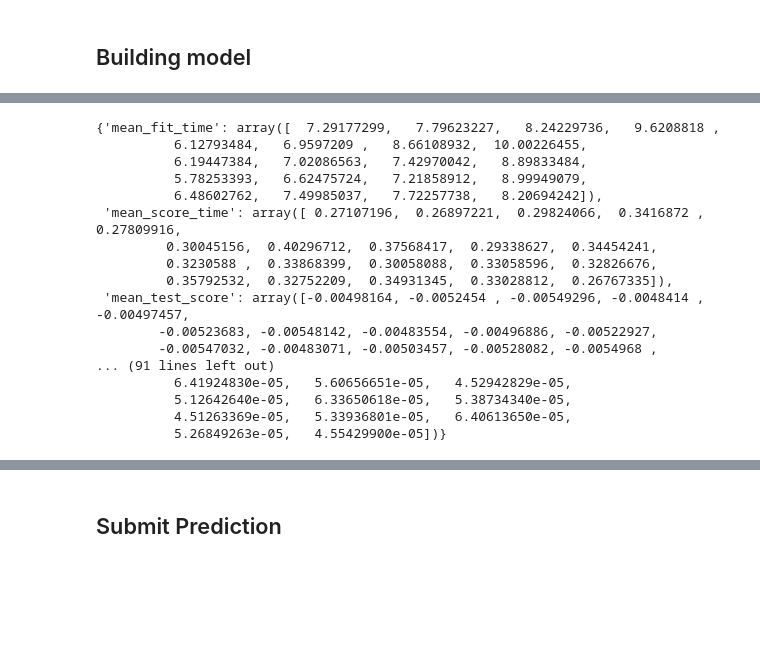
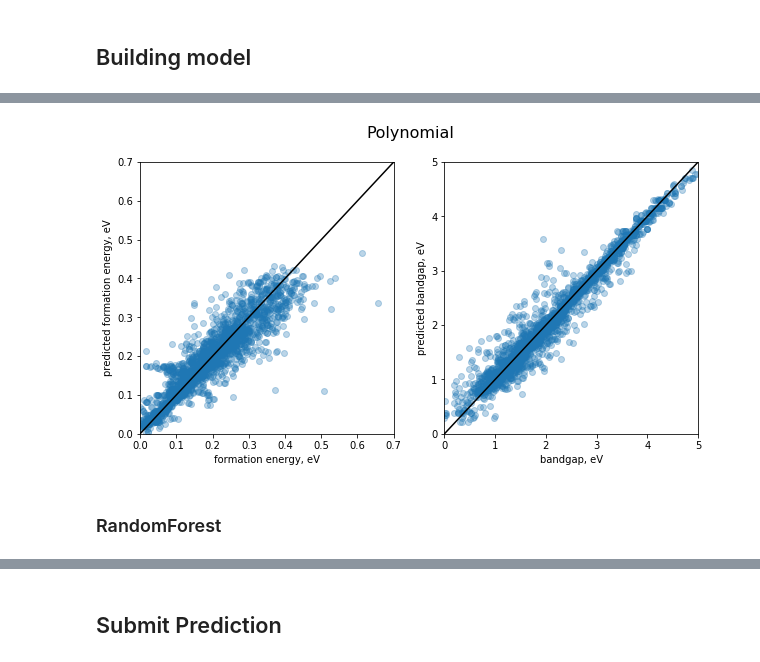
Before and after one commit to rostyslavb/DRU-DS100-w3, a Jupyter notebook: kaggle/transparent_conductors/kernel.ipynb, the cells around one changed output, grey strips where cells are left out. Saved outputs shown, nothing was run; the diff lists cells and outputs as text; code cells hidden in the pictures; blank space fills up the shorter version.

```diff
--- a/kaggle/transparent_conductors/kernel.ipynb
+++ b/kaggle/transparent_conductors/kernel.ipynb
@@ -181,6 +194,6 @@ for ds in full:
 # %%
 X_train = train.drop(labels=['Ef', 'Eg', 'id'], axis=1).values
 X_test = test.drop(labels=['id'], axis=1).values
-y_train = train[['Ef', 'Eg']].values
+Y_train = train[['Ef', 'Eg']].values
 # %% [markdown]
 ## Building model
@@ -187,18 +202,13 @@ y_train = train[['Ef', 'Eg']].values
 # %%
-from sklearn.pipeline import FeatureUnion, Pipeline
-from sklearn.model_selection import GridSearchCV
-from sklearn.linear_model import Ridge
-from sklearn.decomposition import TruncatedSVD
-
 enc = OneHotEncoder(categorical_features=[0, 1])
-poly = PolynomialFeatures(degree=4, interaction_only=False, include_bias=False)
+poly = PolynomialFeatures(degree=2, interaction_only=False, include_bias=False)
 tsvd = TruncatedSVD()
-rgr = Ridge(normalize=True)
+reg_ridge = Ridge(normalize=True)
 
 features = FeatureUnion([('enc', enc), ('poly', poly)])
 pipe = Pipeline([('features', features), ('tsvd', tsvd), ('rgr', rgr)])
 
-param_grid = dict(tsvd__n_components=[75, 80, 85, 100], rgr__alpha=[0.001, 0.005, 0.01, 0.05, 0.1])
+param_grid = dict(tsvd__n_components=[50, 60, 70, 80], rgr__alpha=[0.005, 0.01, 0.05])
 
 estimator = GridSearchCV(pipe,
                          param_grid=param_grid,
@@ -206,7 +216,7 @@ estimator = GridSearchCV(pipe,
                          cv=5,
                          scoring='neg_mean_squared_log_error',
                          n_jobs=-1)
-estimator.fit(X_train, y_train)
+estimator.fit(X_train, Y_train)
 # %% [output]
 GridSearchCV(cv=5, error_score='raise',
        estimator=Pipeline(memory=None,
@@ -249,20 +245,19 @@ estimator.grid_scores_
-# %%
-estimator.cv_results_
-# %% [output]
-{'mean_fit_time': array([  7.29177299,   7.79623227,   8.24229736,   9.6208818 ,
-          6.12793484,   6.9597209 ,   8.66108932,  10.00226455,
-          6.19447384,   7.02086563,   7.42970042,   8.89833484,
-          5.78253393,   6.62475724,   7.21858912,   8.99949079,
-          6.48602762,   7.49985037,   7.72257738,   8.20694242]),
- 'mean_score_time': array([ 0.27107196,  0.26897221,  0.29824066,  0.3416872 ,  0.27809916,
-         0.30045156,  0.40296712,  0.37568417,  0.29338627,  0.34454241,
-         0.3230588 ,  0.33868399,  0.30058088,  0.33058596,  0.32826676,
-         0.35792532,  0.32752209,  0.34931345,  0.33028812,  0.26767335]),
- 'mean_test_score': array([-0.00498164, -0.0052454 , -0.00549296, -0.0048414 , -0.00497457,
-        -0.00523683, -0.00548142, -0.00483554, -0.00496886, -0.00522927,
-        -0.00547032, -0.00483071, -0.00503457, -0.00528082, -0.0054968 ,
-... (91 lines left out)
-          6.41924830e-05,   5.60656651e-05,   4.52942829e-05,
-          5.12642640e-05,   6.33650618e-05,   5.38734340e-05,
-          4.51263369e-05,   5.33936801e-05,   6.40613650e-05,
-          5.26849263e-05,   4.55429900e-05])}
+# %%
+def plot_targets(estimator, title=None):
+    f, ax = plt.subplots(1, 2, figsize=(10, 5))
+    lim = [(0, 0.7), (0, 5)]
+    for i in range(2):
+        ax[i].plot([0, 5], [0, 5], color='black')
+        ax[i].scatter(Y_train[:, i], estimator.predict(X_train)[:, i], alpha=0.3, )
+        ax[i].set_xlim(lim[i])
+        ax[i].set_ylim(lim[i])
+    ax[0].set_xlabel('formation energy, eV')
+    ax[1].set_xlabel('bandgap, eV')
+    ax[0].set_ylabel('predicted formation energy, eV')
+    ax[1].set_ylabel('predicted bandgap, eV')
+    plt.suptitle(title, fontsize=16)
+plot_targets(estimator, 'Polynomial')
+# %% [output]
+[figure, added]
+# %% [markdown]
+### RandomForest
```
Also changed, not shown: parts of 22 cells of this notebook, 1 other file.
